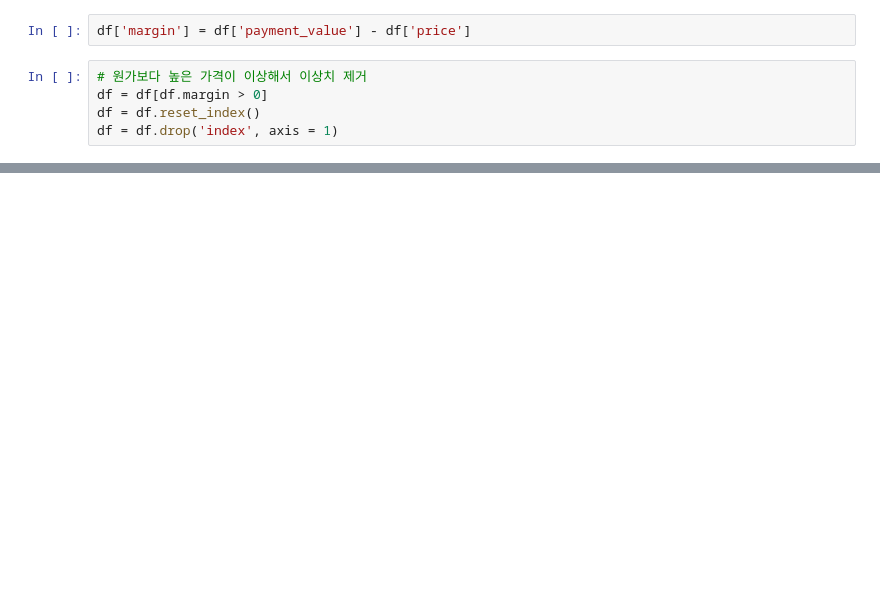
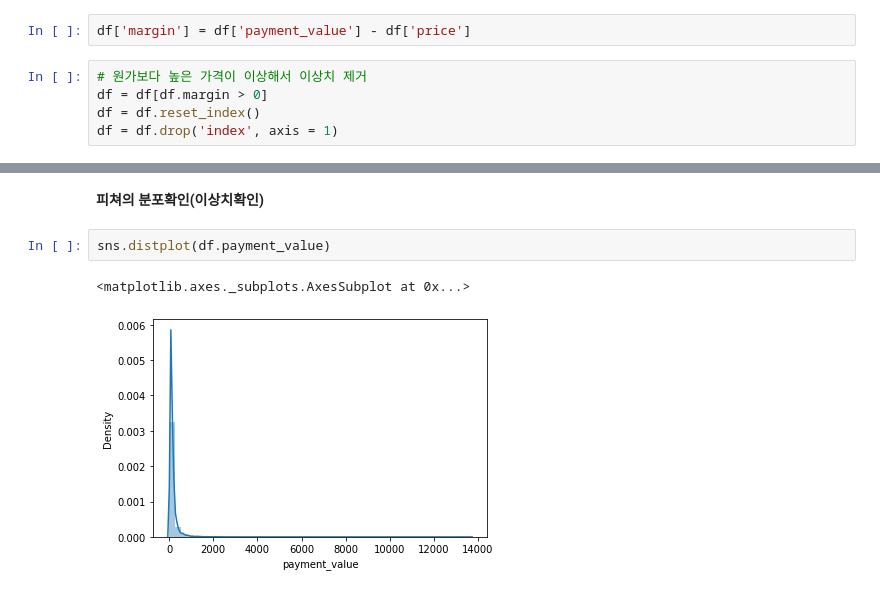
Before and after one commit to vkekd25/Codestates_Brazil_E_Commerce, a Jupyter notebook: Sc2_Project.ipynb, the cells around one changed output, grey strips where cells are left out. Cells and saved outputs as stored; diff of their text form; blank space fills up the shorter version.

```diff
--- a/Sc2_Project.ipynb
+++ b/Sc2_Project.ipynb
@@ -682,0 +733,7 @@ Index(['order_id', 'customer_id', 'order_status', 'order_purchase_timestamp',
+# %% [markdown]
+**피쳐의 분포확인(이상치확인)**
+# %%
+sns.distplot(df.payment_value)
+# %% [output]
+<matplotlib.axes._subplots.AxesSubplot at 0x...>
+[figure, added]
```
Also changed, not shown: parts of 29 cells of this notebook.
